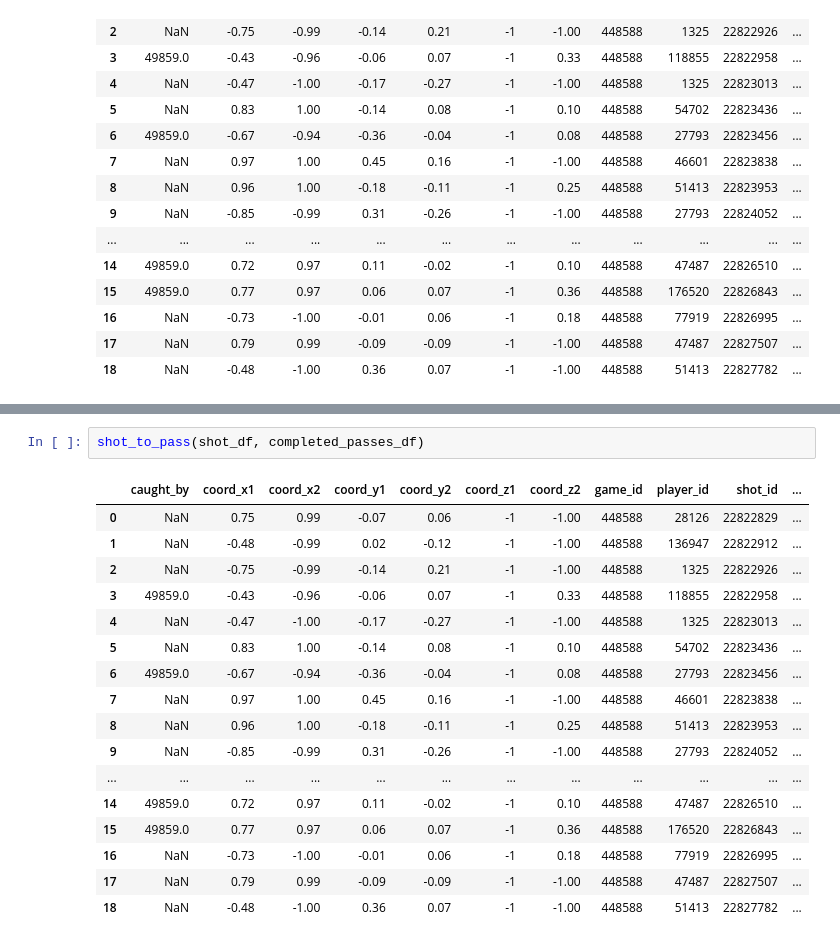
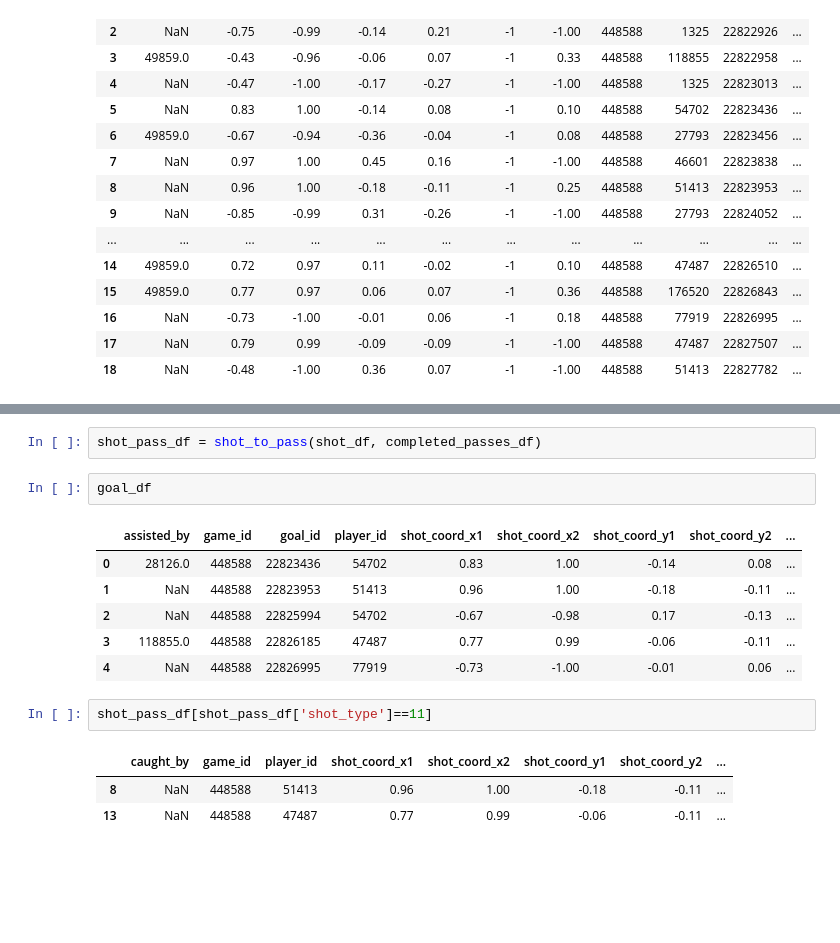
Before and after one commit to d-v-dlee/super_liga_xg, a Jupyter notebook: pass_to_shot.ipynb, the cells around one changed output, grey strips where cells are left out. Cells and saved outputs as stored; diff of their text form; blank space fills up the shorter version.

```diff
--- a/pass_to_shot.ipynb
+++ b/pass_to_shot.ipynb
@@ -169,20 +184,17 @@ tdf
 # %%
-shot_to_pass(shot_df, completed_passes_df)
+shot_pass_df = shot_to_pass(shot_df, completed_passes_df)
-# %% [output]
-|  | caught_by | coord_x1 | coord_x2 | coord_y1 | coord_y2 | coord_z1 | coord_z2 | game_id | player_id | shot_id | ... |
-| 0 | NaN | 0.75 | 0.99 | -0.07 | 0.06 | -1 | -1.00 | 448588 | 28126 | 22822829 | ... |
-| 1 | NaN | -0.48 | -0.99 | 0.02 | -0.12 | -1 | -1.00 | 448588 | 136947 | 22822912 | ... |
-| 2 | NaN | -0.75 | -0.99 | -0.14 | 0.21 | -1 | -1.00 | 448588 | 1325 | 22822926 | ... |
-| 3 | 49859.0 | -0.43 | -0.96 | -0.06 | 0.07 | -1 | 0.33 | 448588 | 118855 | 22822958 | ... |
-| 4 | NaN | -0.47 | -1.00 | -0.17 | -0.27 | -1 | -1.00 | 448588 | 1325 | 22823013 | ... |
-| 5 | NaN | 0.83 | 1.00 | -0.14 | 0.08 | -1 | 0.10 | 448588 | 54702 | 22823436 | ... |
-| 6 | 49859.0 | -0.67 | -0.94 | -0.36 | -0.04 | -1 | 0.08 | 448588 | 27793 | 22823456 | ... |
-| 7 | NaN | 0.97 | 1.00 | 0.45 | 0.16 | -1 | -1.00 | 448588 | 46601 | 22823838 | ... |
-| 8 | NaN | 0.96 | 1.00 | -0.18 | -0.11 | -1 | 0.25 | 448588 | 51413 | 22823953 | ... |
-| 9 | NaN | -0.85 | -0.99 | 0.31 | -0.26 | -1 | -1.00 | 448588 | 27793 | 22824052 | ... |
-| ... | ... | ... | ... | ... | ... | ... | ... | ... | ... | ... | ... |
-| 14 | 49859.0 | 0.72 | 0.97 | 0.11 | -0.02 | -1 | 0.10 | 448588 | 47487 | 22826510 | ... |
-| 15 | 49859.0 | 0.77 | 0.97 | 0.06 | 0.07 | -1 | 0.36 | 448588 | 176520 | 22826843 | ... |
-| 16 | NaN | -0.73 | -1.00 | -0.01 | 0.06 | -1 | 0.18 | 448588 | 77919 | 22826995 | ... |
-| 17 | NaN | 0.79 | 0.99 | -0.09 | -0.09 | -1 | -1.00 | 448588 | 47487 | 22827507 | ... |
-| 18 | NaN | -0.48 | -1.00 | 0.36 | 0.07 | -1 | -1.00 | 448588 | 51413 | 22827782 | ... |
+# %%
+goal_df
+# %% [output]
+|  | assisted_by | game_id | goal_id | player_id | shot_coord_x1 | shot_coord_x2 | shot_coord_y1 | shot_coord_y2 | ... |
+| 0 | 28126.0 | 448588 | 22823436 | 54702 | 0.83 | 1.00 | -0.14 | 0.08 | ... |
+| 1 | NaN | 448588 | 22823953 | 51413 | 0.96 | 1.00 | -0.18 | -0.11 | ... |
+| 2 | NaN | 448588 | 22825994 | 54702 | -0.67 | -0.98 | 0.17 | -0.13 | ... |
+| 3 | 118855.0 | 448588 | 22826185 | 47487 | 0.77 | 0.99 | -0.06 | -0.11 | ... |
+| 4 | NaN | 448588 | 22826995 | 77919 | -0.73 | -1.00 | -0.01 | 0.06 | ... |
+# %%
+shot_pass_df[shot_pass_df['shot_type']==11]
+# %% [output]
+|  | caught_by | game_id | player_id | shot_coord_x1 | shot_coord_x2 | shot_coord_y1 | shot_coord_y2 | ... |
+| 8 | NaN | 448588 | 51413 | 0.96 | 1.00 | -0.18 | -0.11 | ... |
+| 13 | NaN | 448588 | 47487 | 0.77 | 0.99 | -0.06 | -0.11 | ... |
```
Also changed, not shown: parts of 18 cells of this notebook, 2 other files.
